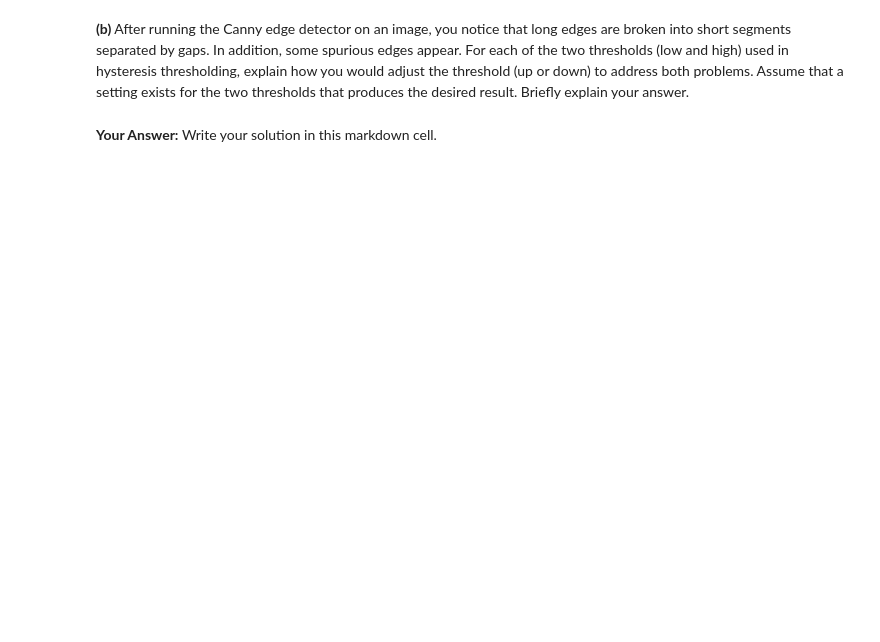
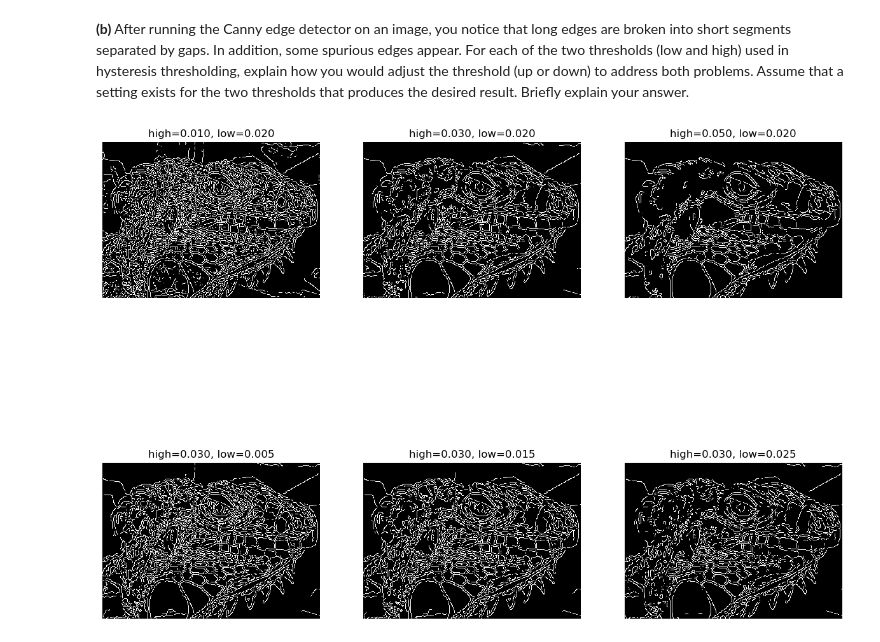
Before and after one commit to chiro2001/cv-lab, a Jupyter notebook: Homework2/Part2/hw2_p2.ipynb, the cells around one changed output. Cells and saved outputs as stored; diff of their text form; code cells hidden in the pictures; blank space fills up the shorter version.

```diff
--- a/Homework2/Part2/hw2_p2.ipynb
+++ b/Homework2/Part2/hw2_p2.ipynb
@@ -394,4 +479,27 @@ Will the rotated edge be detected using the same Canny edge detector? Provide ei
 # %% [markdown]
 **(b)** After running the Canny edge detector on an image, you notice that long edges are broken into short segments separated by gaps. In addition, some spurious edges appear. For each of the two thresholds (low and high) used in hysteresis thresholding, explain how you would adjust the threshold (up or down) to address both problems. Assume that a setting exists for the two thresholds that produces the desired result. Briefly explain your answer.
-# %% [markdown]
-**Your Answer:** Write your solution in this markdown cell.
+# %%
+def canny_show(img, high, low, i, w=2, h=3):
+  edges = canny(img, kernel_size=5, sigma=1.4, high=high, low=low)
+  plt.subplot(w, h, i+1)
+  plt.imshow(edges)
+  plt.axis('off')
+  plt.title('high=%.3f, low=%.3f' % (high, low))
+
+def test_thresholds():
+  img = io.imread('iguana.png', as_gray=True)
+  high_set = [0.01, 0.03, 0.05]
+  low_set = [0.005, 0.015, 0.025]
+  for i in range(len(high_set)):
+    high = high_set[i]
+    low = 0.02
+    canny_show(img, high, low, i)
+  for i in range(len(low_set)):
+    low = low_set[i]
+    high = 0.03
+    canny_show(img, high, low, i+len(high_set))
+
+
+test_thresholds()
+# %% [output]
+[figure, added]
```
Also changed, not shown: parts of 17 cells of this notebook, 1 other file.
